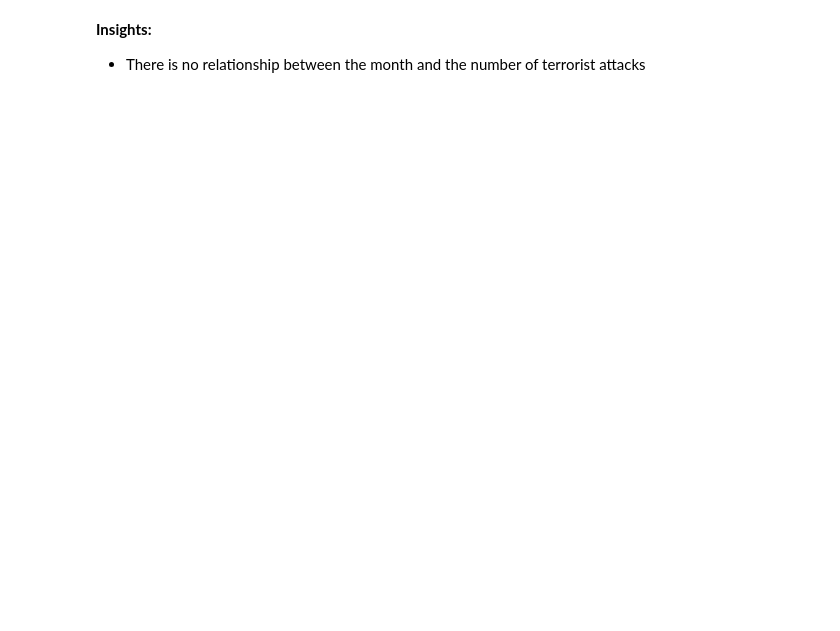
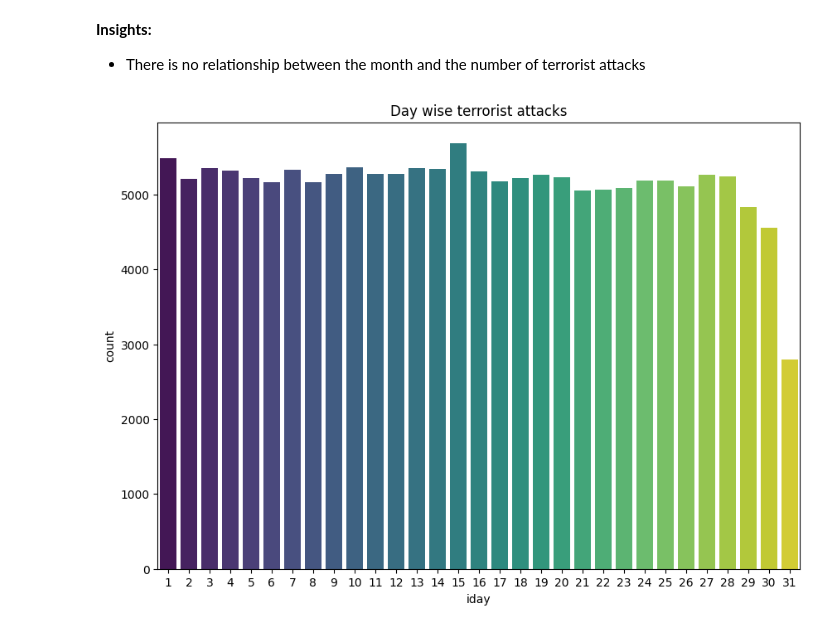
Before and after one commit to amulyaprasanth/Terrorism_EDA_CVIP_Data_Science_Intern, a Jupyter notebook: notebooks/Terrorism_EDA.ipynb, the cells around one changed output. Cells and saved outputs as stored; diff of their text form; code cells hidden in the pictures; blank space fills up the shorter version.

```diff
--- a/notebooks/Terrorism_EDA.ipynb
+++ b/notebooks/Terrorism_EDA.ipynb
@@ -302,3 +332,9 @@ plt.show()
 # %% [markdown]
 **Insights:**
 - There is no relationship between the month and the number of terrorist attacks
+# %%
+sns.countplot(x=terror_data["iday"], palette="viridis")
+plt.title("Day wise terrorist attacks")
+plt.show()
+# %% [output]
+[figure, added]
```
Also changed, not shown: parts of 78 cells of this notebook, 4 other files.
